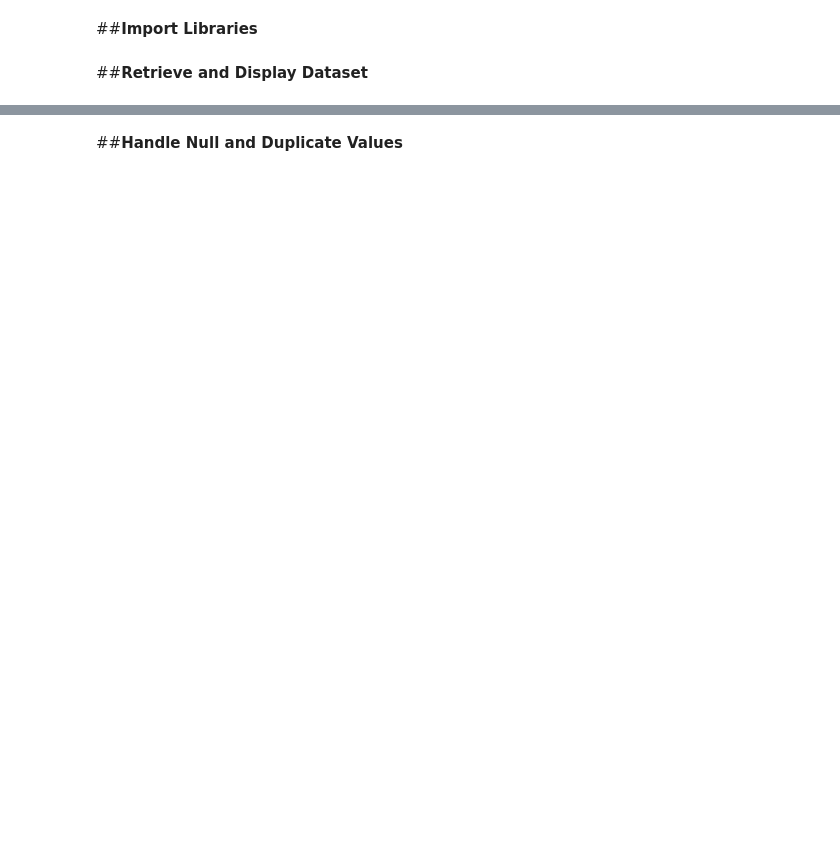
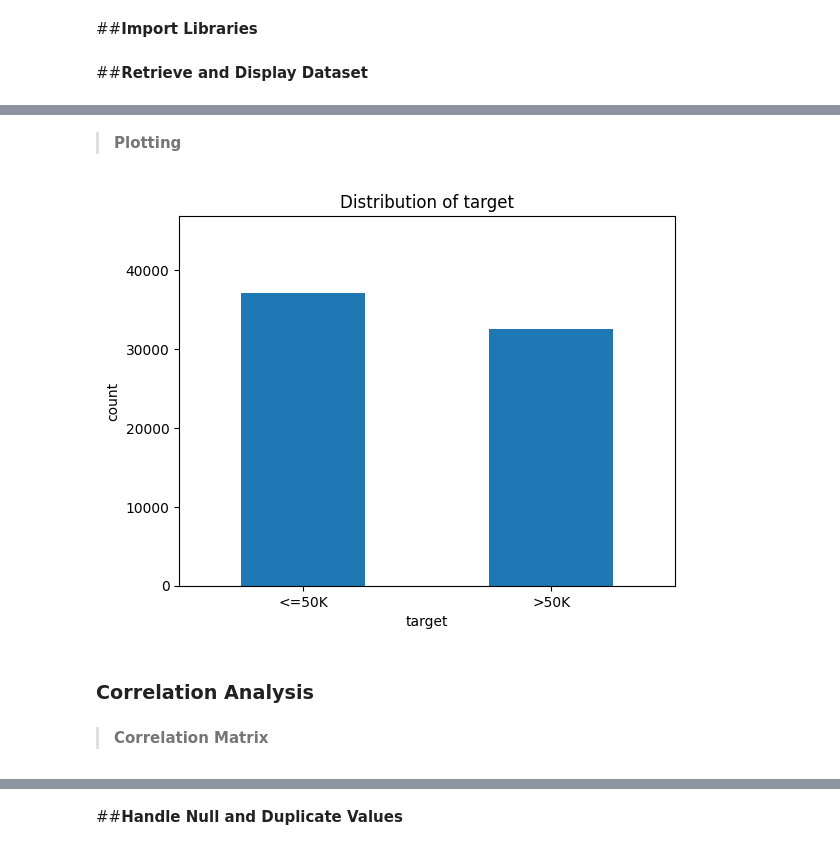
Before and after one commit to najahsadmim/adult-income-prediction, a Jupyter notebook: CSE422_GRP04_PROJECT.ipynb, the cells around one changed output, grey strips where cells are left out. Saved outputs shown, nothing was run; the diff lists cells and outputs as text; code cells hidden in the pictures; blank space fills up the shorter version.

```diff
--- a/CSE422_GRP04_PROJECT.ipynb
+++ b/CSE422_GRP04_PROJECT.ipynb
@@ -42,0 +186,16 @@ data.shape
+# %% [markdown]
+> **Plotting**
+# %%
+#plot bar char to represent each category
+
+for col in categ_features:
+    plt.title(f'Distribution of {col}')
+    categ_data[col].value_counts().sort_index().plot(kind='bar', rot=0, xlabel=col,ylabel='count')
+
+plt.show()
+# %% [output]
+[figure, added]
+# %% [markdown]
+### **Correlation Analysis**
+# %% [markdown]
+> **Correlation Matrix**
```
Also changed, not shown: parts of 48 cells of this notebook.
